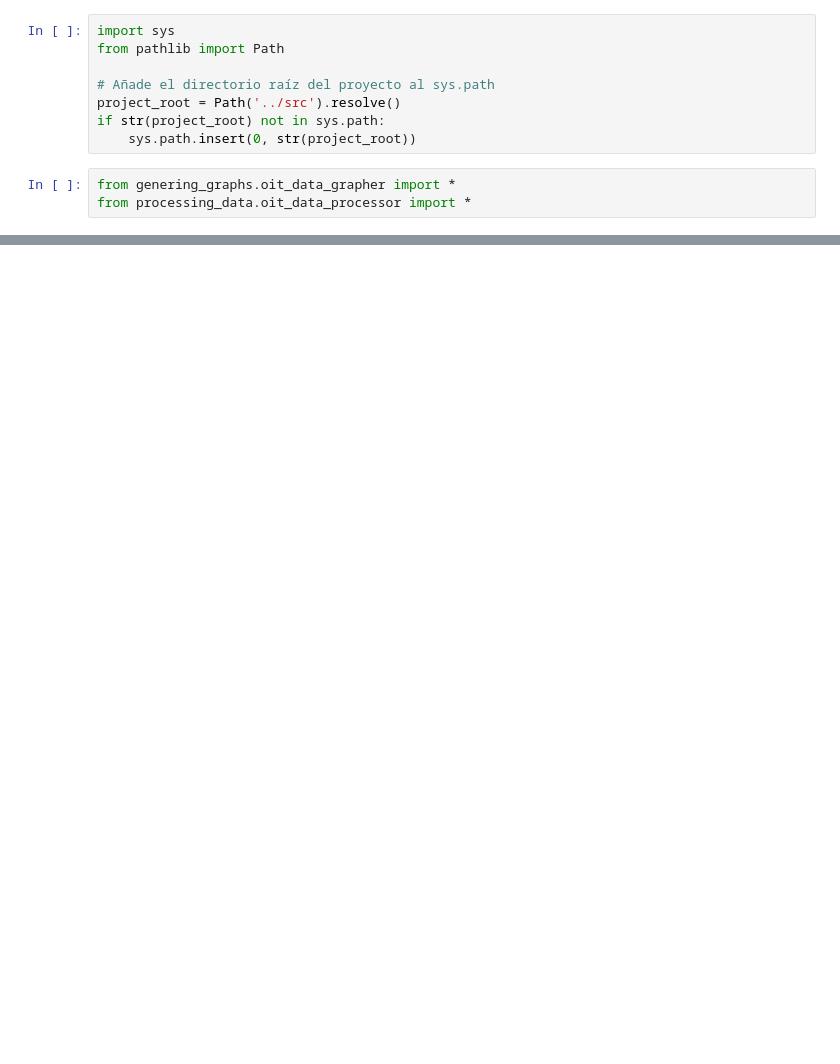
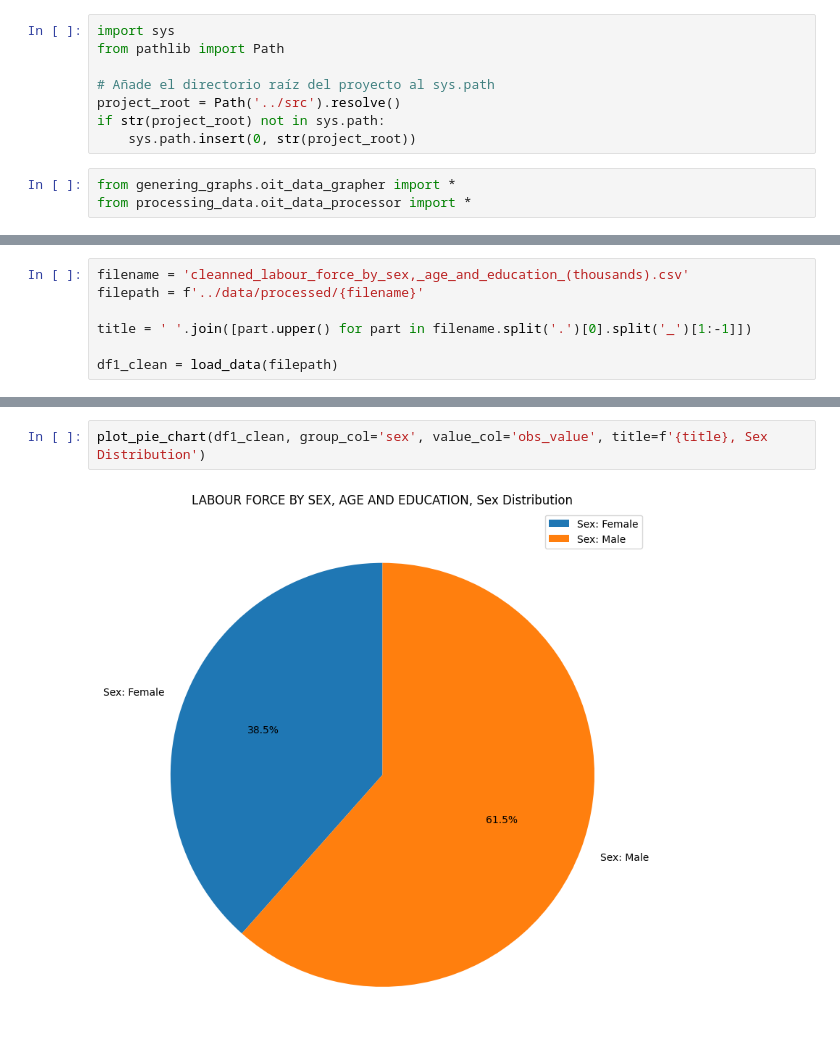
Before and after one commit to d4na3l/empleabilidad-jovenes-VE, a Jupyter notebook: notebooks/oit_data_grapher_functions_test.ipynb, the cells around one changed output, grey strips where cells are left out. Saved outputs shown, nothing was run; the diff lists cells and outputs as text; blank space fills up the shorter version.

Commit message:
test(oit_data_grapher): add tests for new functions and updates in oit_data_grapher.py

```diff
--- a/notebooks/oit_data_grapher_functions_test.ipynb
+++ b/notebooks/oit_data_grapher_functions_test.ipynb
@@ -97,0 +12,7 @@ plot_correlation_heatmap(correlation_matrix, 'Matriz de Correlación')
+# %%
+filename = 'cleanned_labour_force_by_sex,_age_and_education_(thousands).csv'
+filepath = f'../data/processed/{filename}'
+
+title = ' '.join([part.upper() for part in filename.split('.')[0].split('_')[1:-1]])
+
+df1_clean = load_data(filepath)
@@ -97,0 +35,4 @@ plot_correlation_heatmap(correlation_matrix, 'Matriz de Correlación')
+# %%
+plot_pie_chart(df1_clean, group_col='sex', value_col='obs_value', title=f'{title}, Sex Distribution')
+# %% [output]
+[figure, added]
```
Also changed, not shown: parts of 12 cells of this notebook.
